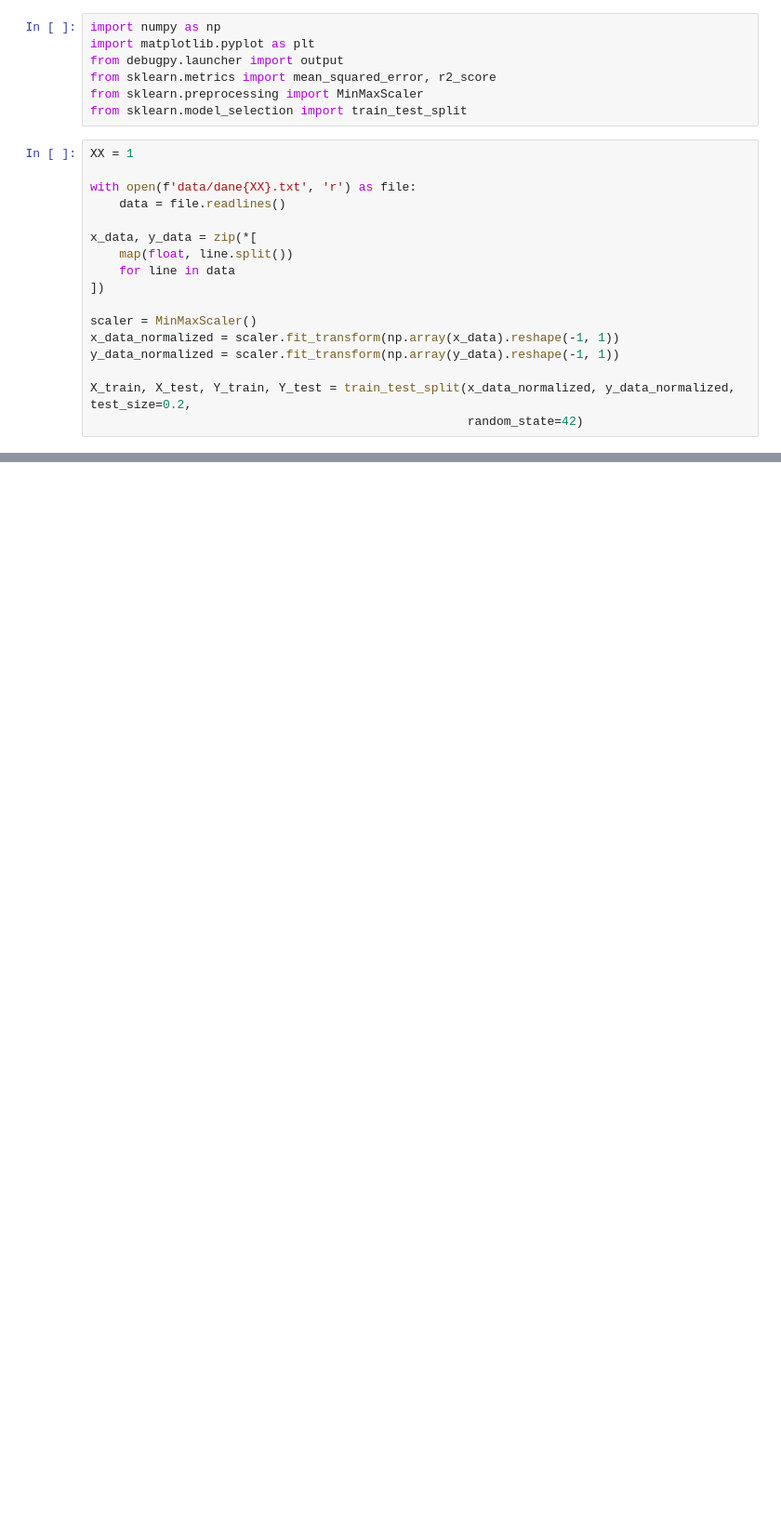
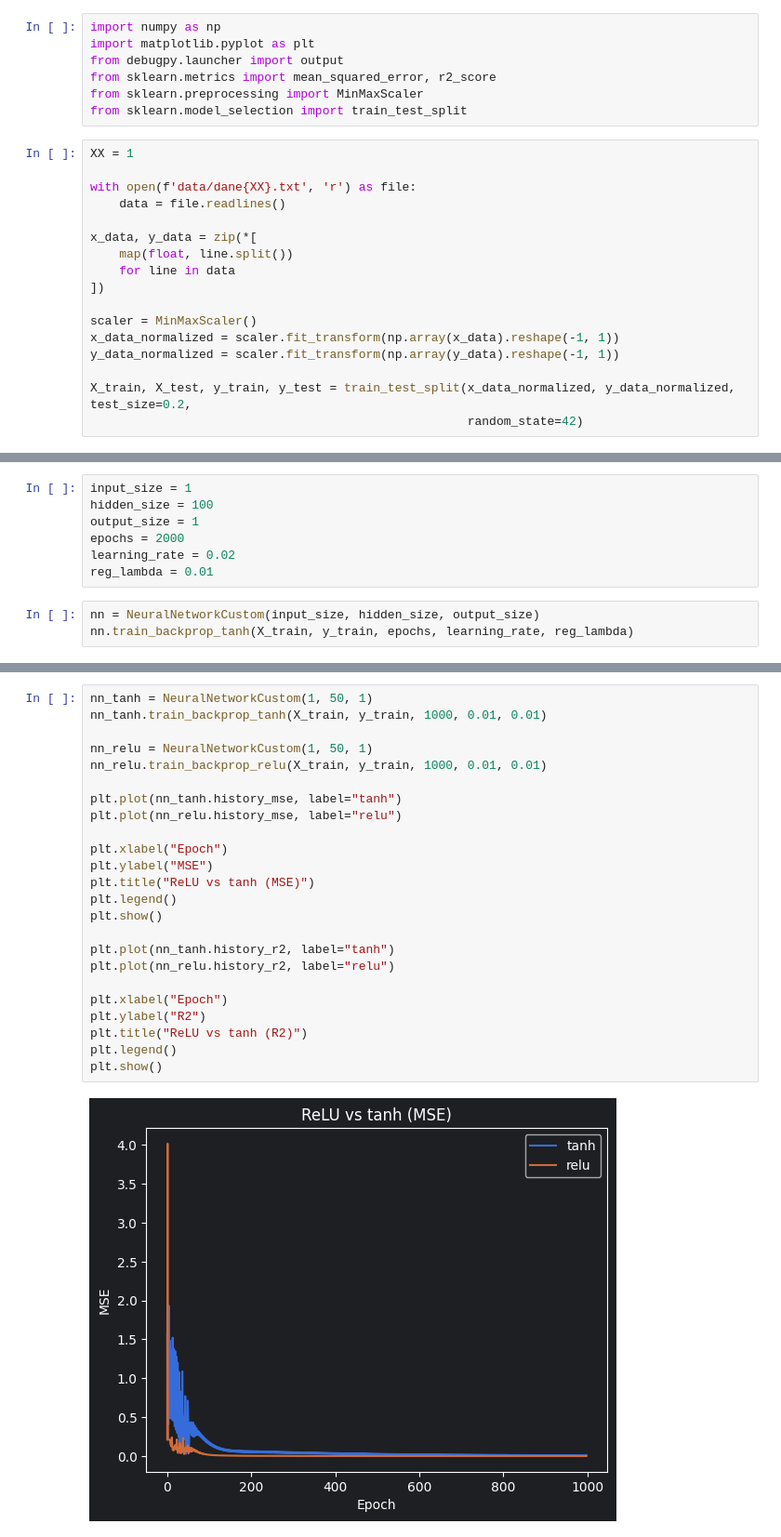
Before and after one commit to wojteksuj/neural-network-regression, a Jupyter notebook: neural-network-regression.ipynb, the cells around one changed output, grey strips where cells are left out. Shown at 93% size. Drawn from its saved outputs; the diff is of its cells as text; blank space fills up the shorter version.

Commit message:
implement relu and stochastic training with analysis and plot

```diff
--- a/neural-network-regression.ipynb
+++ b/neural-network-regression.ipynb
@@ -20,7 +20,7 @@ scaler = MinMaxScaler()
 x_data_normalized = scaler.fit_transform(np.array(x_data).reshape(-1, 1))
 y_data_normalized = scaler.fit_transform(np.array(y_data).reshape(-1, 1))
 
-X_train, X_test, Y_train, Y_test = train_test_split(x_data_normalized, y_data_normalized, test_size=0.2,
+X_train, X_test, y_train, y_test = train_test_split(x_data_normalized, y_data_normalized, test_size=0.2,
                                                     random_state=42)
 # %%
 class NeuralNetworkCustom:
@@ -89,0 +144,10 @@ class NeuralNetworkCustom:
+# %%
+input_size = 1
+hidden_size = 100
+output_size = 1
+epochs = 2000
+learning_rate = 0.02
+reg_lambda = 0.01
+# %%
+nn = NeuralNetworkCustom(input_size, hidden_size, output_size)
+nn.train_backprop_tanh(X_train, y_train, epochs, learning_rate, reg_lambda)
@@ -89,0 +214,26 @@ class NeuralNetworkCustom:
+# %%
+nn_tanh = NeuralNetworkCustom(1, 50, 1)
+nn_tanh.train_backprop_tanh(X_train, y_train, 1000, 0.01, 0.01)
+
+nn_relu = NeuralNetworkCustom(1, 50, 1)
+nn_relu.train_backprop_relu(X_train, y_train, 1000, 0.01, 0.01)
+
+plt.plot(nn_tanh.history_mse, label="tanh")
+plt.plot(nn_relu.history_mse, label="relu")
+
+plt.xlabel("Epoch")
+plt.ylabel("MSE")
+plt.title("ReLU vs tanh (MSE)")
+plt.legend()
+plt.show()
+
+plt.plot(nn_tanh.history_r2, label="tanh")
+plt.plot(nn_relu.history_r2, label="relu")
+
+plt.xlabel("Epoch")
+plt.ylabel("R2")
+plt.title("ReLU vs tanh (R2)")
+plt.legend()
+plt.show()
+# %% [output]
+[figure, added]
```
Also changed, not shown: parts of 5 cells of this notebook.
